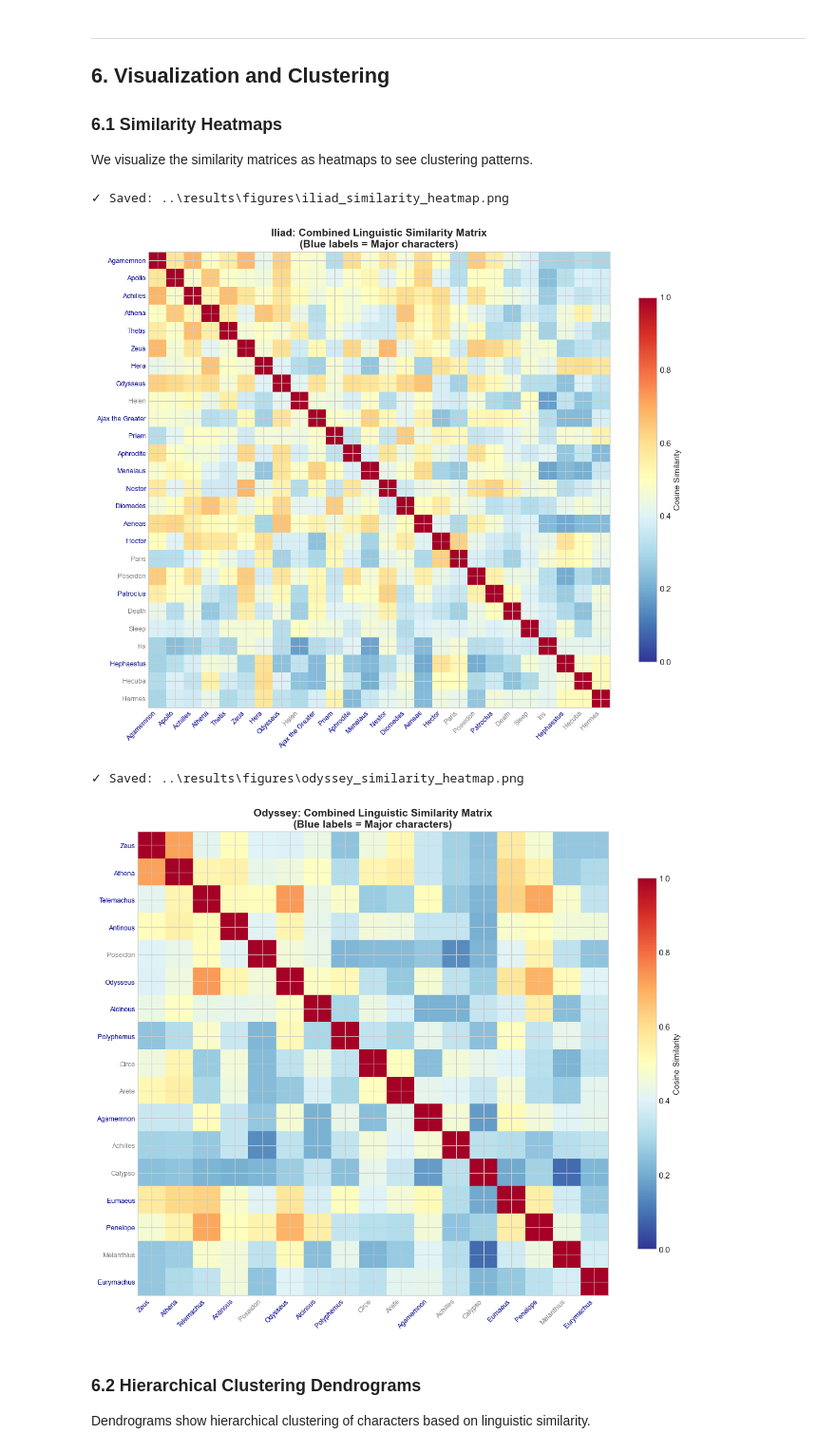
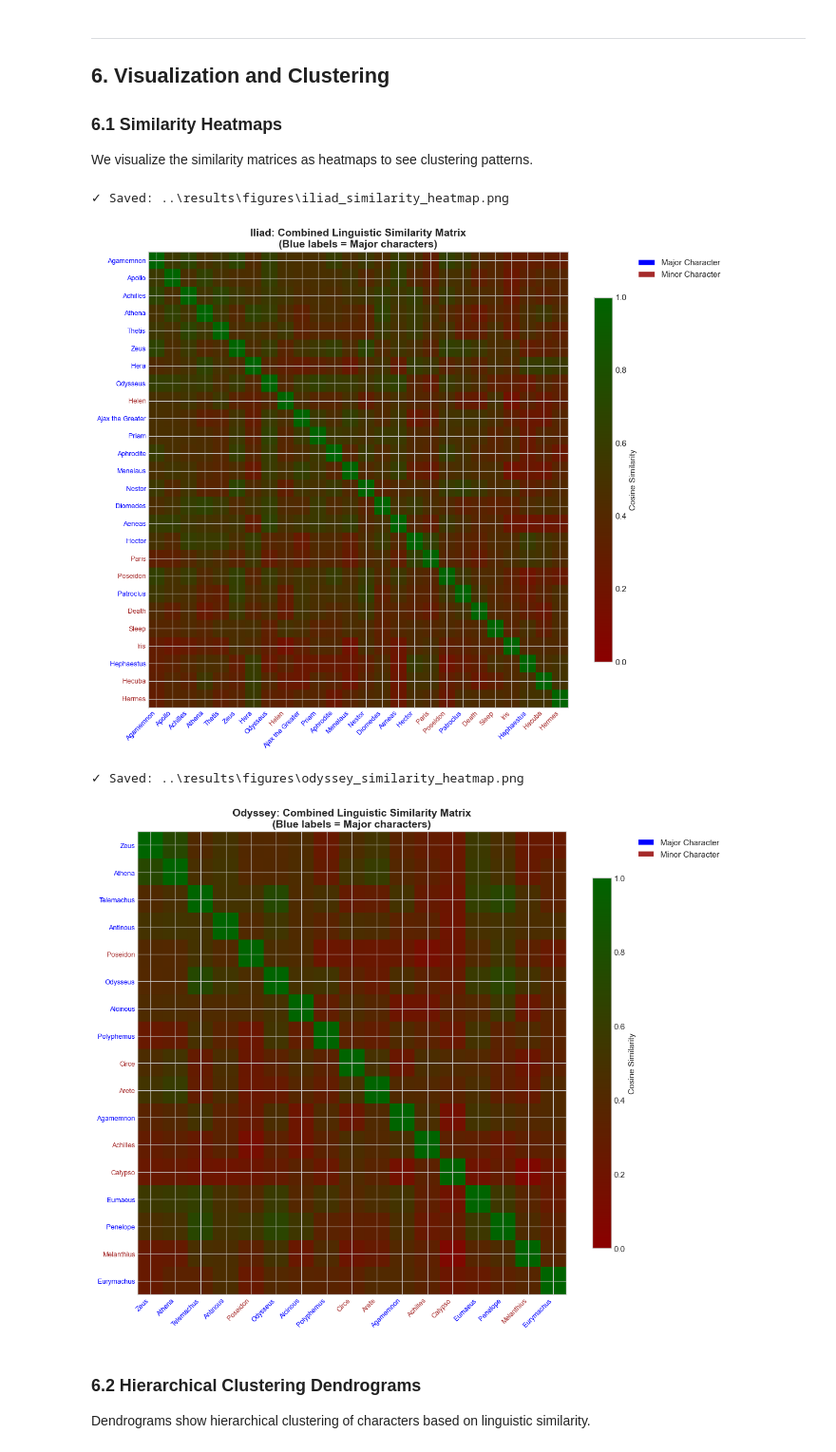
Before and after one commit to unarmedsnek/NLP-Final-Project, a Jupyter notebook: final_notebook/Final_notebook.ipynb, the cells around one changed output. Shown at 95% size. Cells and saved outputs as stored; diff of their text form; code cells hidden in the pictures.

```diff
--- a/final_notebook/Final_notebook.ipynb
+++ b/final_notebook/Final_notebook.ipynb
@@ -931,7 +931,7 @@ Characters are ranked by both metrics, and those in the top tier (based on natur
 # ============================================================================
 
 def classify_characters(stats_df: pd.DataFrame, char_metadata: Dict,
-                        min_words: int = 100, min_speeches: int = 3) -> pd.DataFrame:
+                        min_words: int = 200, min_speeches: int = 3) -> pd.DataFrame:
     """
     Classify characters as major or minor based on speech metrics.
 
@@ -1842,6 +1843,8 @@ We visualize the similarity matrices as heatmaps to see clustering patterns.
 # ============================================================================
 # VISUALIZATION: SIMILARITY HEATMAPS
 # ============================================================================
+from matplotlib.colors import LinearSegmentedColormap
+from matplotlib.patches import Patch
 
 def plot_similarity_heatmap(sim_matrix: np.ndarray, characters: List[str],
                             char_info: Dict, title: str, save_path: Path = None):
@@ -1849,18 +1852,32 @@ def plot_similarity_heatmap(sim_matrix: np.ndarray, characters: List[str],
 
     fig, ax = plt.subplots(figsize=(12, 10))
 
+    dark_red = "#8B0000"   # dark red
+    dark_green = "#006400" # dark green
+
+    dark_red_green_cmap = LinearSegmentedColormap.from_list("dark_red_green", [dark_red, dark_green])
+
     # Create heatmap
-    im = ax.imshow(sim_matrix, cmap='RdYlBu_r', aspect='auto', vmin=0, vmax=1)
+    im = ax.imshow(sim_matrix, cmap=dark_red_green_cmap, aspect='auto', vmin=0, vmax=1)
 
     # Set labels
     ax.set_xticks(range(len(characters)))
+
     ax.set_yticks(range(len(characters)))
     ax.set_xticklabels(characters, rotation=45, ha='right', fontsize=9)
     ax.set_yticklabels(characters, fontsize=9)
 
+    legend_elements = [
+        Patch(facecolor='blue', label='Major Character'),
+        Patch(facecolor='brown', label='Minor Character')
+    ]
+    ax.legend(handles=legend_elements, loc='upper left', bbox_to_anchor=(1.15, 1))
+
+    ax.set_title(title, fontsize=14, fontweight='bold')
+
     # Color labels by category
     for i, char in enumerate(characters):
-        color = 'darkblue' if char_info[char]['category'] == 'major' else 'gray'
+        color = 'blue' if char_info[char]['category'] == 'major' else 'brown'
         ax.get_xticklabels()[i].set_color(color)
         ax.get_yticklabels()[i].set_color(color)
 
@@ -1871,36 +1888,36 @@ def plot_similarity_heatmap(sim_matrix: np.ndarray, characters: List[str],
     ax.set_title(title, fontsize=14, fontweight='bold')
 
     plt.tight_layout()
 
     if save_path:
         plt.savefig(save_path, dpi=150, bbox_inches='tight')
         print(f"✓ Saved: {save_path}")
 
     plt.show()
 
 
 # Plot Iliad combined similarity heatmap
 plot_similarity_heatmap(
     iliad_combined_sim,
     iliad_analyzer.characters,
     iliad_analyzer.char_info,
     "Iliad: Combined Linguistic Similarity Matrix\n(Blue labels = Major characters)",
     FIGURES_DIR / "iliad_similarity_heatmap.png"
 )
 
 # Plot Odyssey combined similarity heatmap
 plot_similarity_heatmap(
     odyssey_combined_sim,
     odyssey_analyzer.characters,
     odyssey_analyzer.char_info,
     "Odyssey: Combined Linguistic Similarity Matrix\n(Blue labels = Major characters)",
     FIGURES_DIR / "odyssey_similarity_heatmap.png"
 )
 # %% [output]
 ✓ Saved: ..\results\figures\iliad_similarity_heatmap.png
-[figure, old version]
+[figure, new version]
 ✓ Saved: ..\results\figures\odyssey_similarity_heatmap.png
-[figure, old version]
+[figure, new version]
 # %% [markdown]
 ### 6.2 Hierarchical Clustering Dendrograms
 
```
Also changed, not shown: parts of 9 cells of this notebook, 14 other files.
